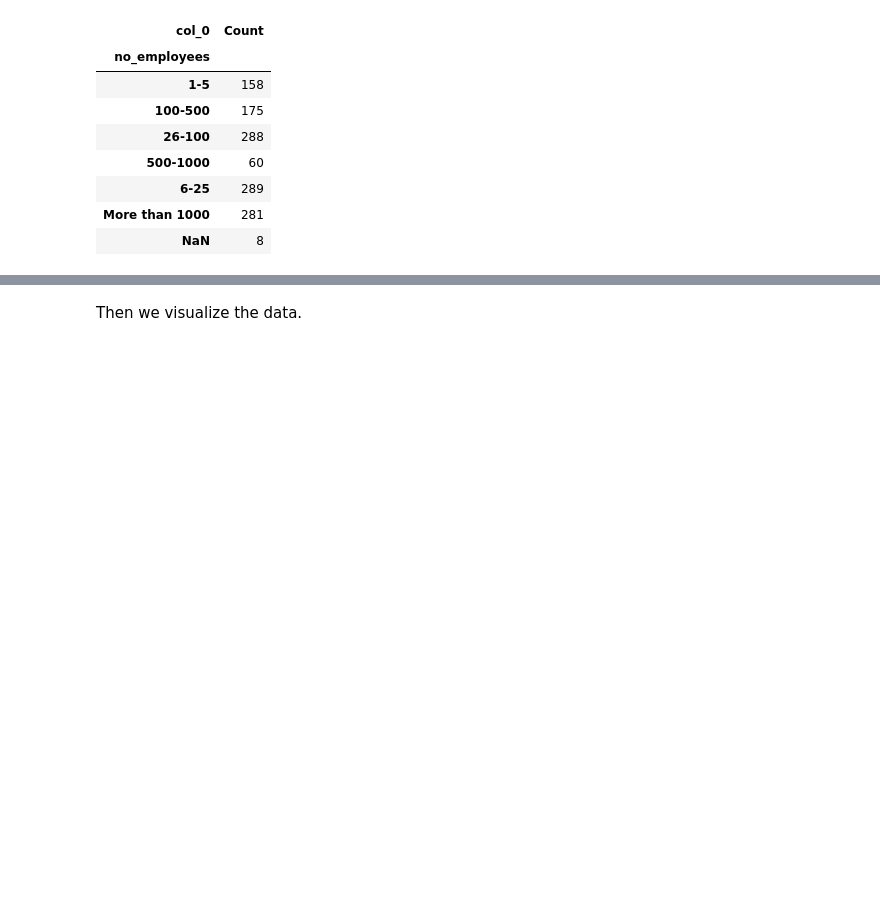
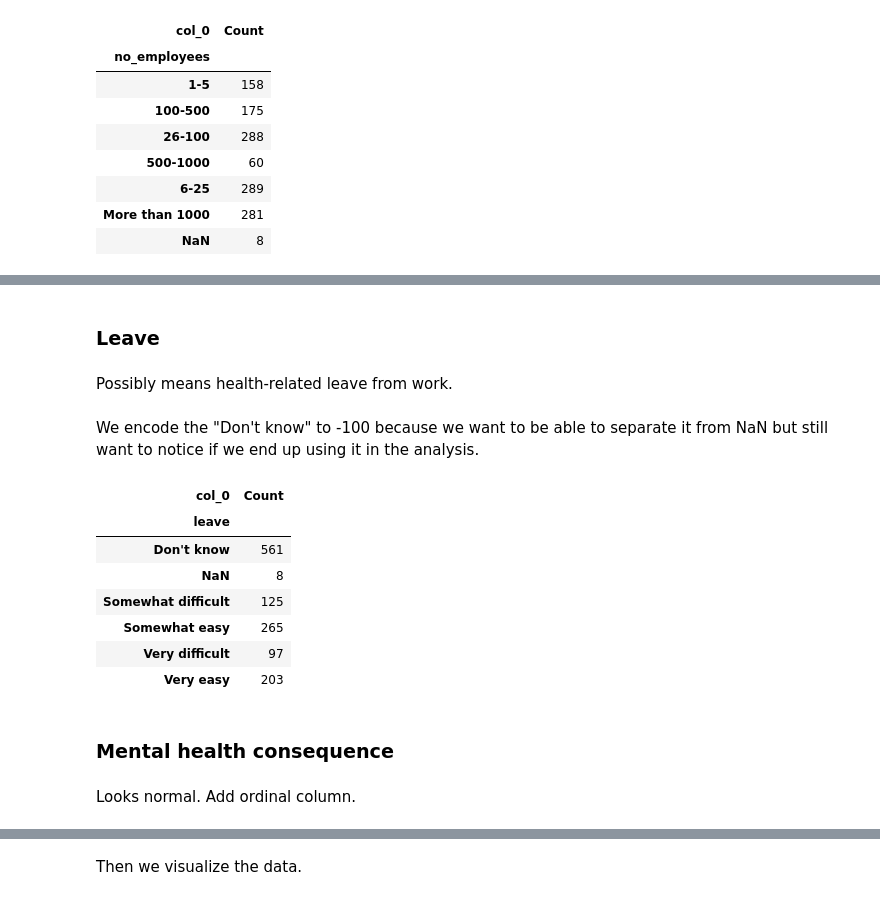
Before and after one commit to Svito-zar/AIweek-hackaton-Health, a Jupyter notebook: mental_health_in_tech/Fredrik/Untitled.ipynb, the cells around one changed output, grey strips where cells are left out. Drawn from its saved outputs; the diff is of its cells as text; code cells hidden in the pictures; blank space fills up the shorter version.

```diff
--- a/mental_health_in_tech/Fredrik/Untitled.ipynb
+++ b/mental_health_in_tech/Fredrik/Untitled.ipynb
@@ -313,3 +298,6 @@ pd.crosstab(data['work_interfere'].fillna('NaN'), columns='Count')
 | Often | 140 |
 | Rarely | 173 |
 | Sometimes | 464 |
+# %%
+wi_order = pd.DataFrame({'work_interfere': ['Never', 'Rarely', 'Sometimes', 'Often'], 'work_interfere_no': [1, 2, 3, 4]})
+wi_order
@@ -316,3 +310,5 @@ pd.crosstab(data['work_interfere'].fillna('NaN'), columns='Count')
+# %%
+data = pd.merge(data, wi_order, on='work_interfere', how='left')
 # %% [markdown]
 ### Number of employees
 # %% [markdown]
@@ -329,3 +325,9 @@ pd.crosstab(data['no_employees'].fillna('NaN'), columns='Count')
 | 6-25 | 289 |
 | More than 1000 | 281 |
 | NaN | 8 |
+# %%
+n_emp = ['1-5', '6-25', '26-100', '100-500', '500-1000', 'More than 1000']
+n_emp_no = [3, 15, 63, 300, 750, 1001]
+employees_order = pd.DataFrame({'no_employees': n_emp, 'no_employees_number': n_emp_no})
+
+data = pd.merge(data, employees_order, on='no_employees', how='left')
@@ -331,0 +423,17 @@ pd.crosstab(data['no_employees'].fillna('NaN'), columns='Count')
+# %% [markdown]
+### Leave
+# %% [markdown]
+Possibly means health-related leave from work.
+# %% [markdown]
+We encode the "Don't know" to -100 because we want to be able to separate it from NaN but still want to notice if we end up using it in the analysis.
+# %%
+pd.crosstab(data['leave'].fillna('NaN'), columns='Count')
+# %% [output]
+| col_0 | Count |
+| leave |  |
+| Don't know | 561 |
+| NaN | 8 |
+| Somewhat difficult | 125 |
+| Somewhat easy | 265 |
+| Very difficult | 97 |
+| Very easy | 203 |
@@ -331,0 +445,4 @@ pd.crosstab(data['no_employees'].fillna('NaN'), columns='Count')
+# %% [markdown]
+### Mental health consequence
+# %% [markdown]
+Looks normal. Add ordinal column.
```
Also changed, not shown: parts of 68 cells of this notebook.
